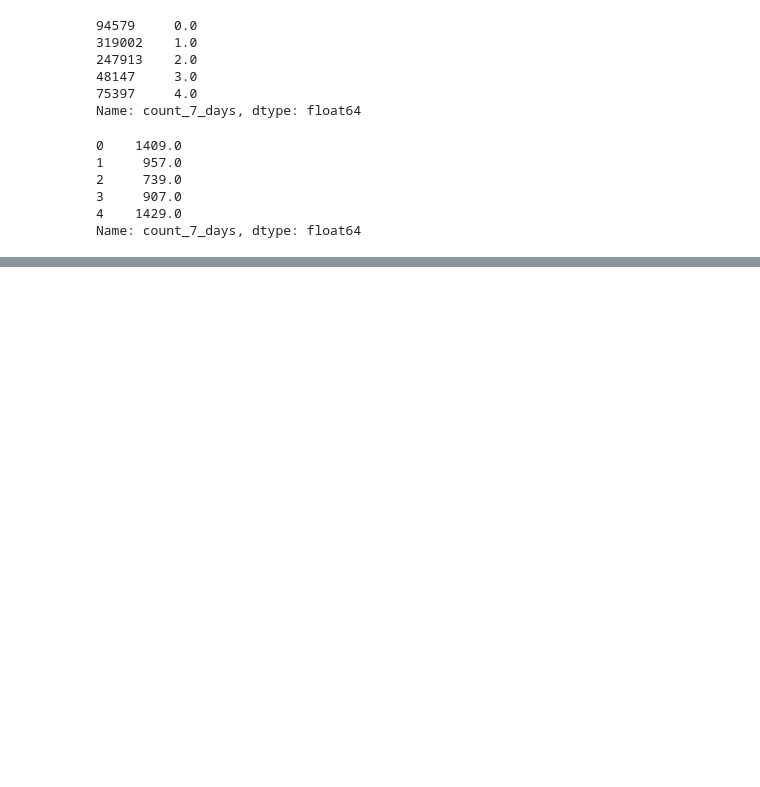
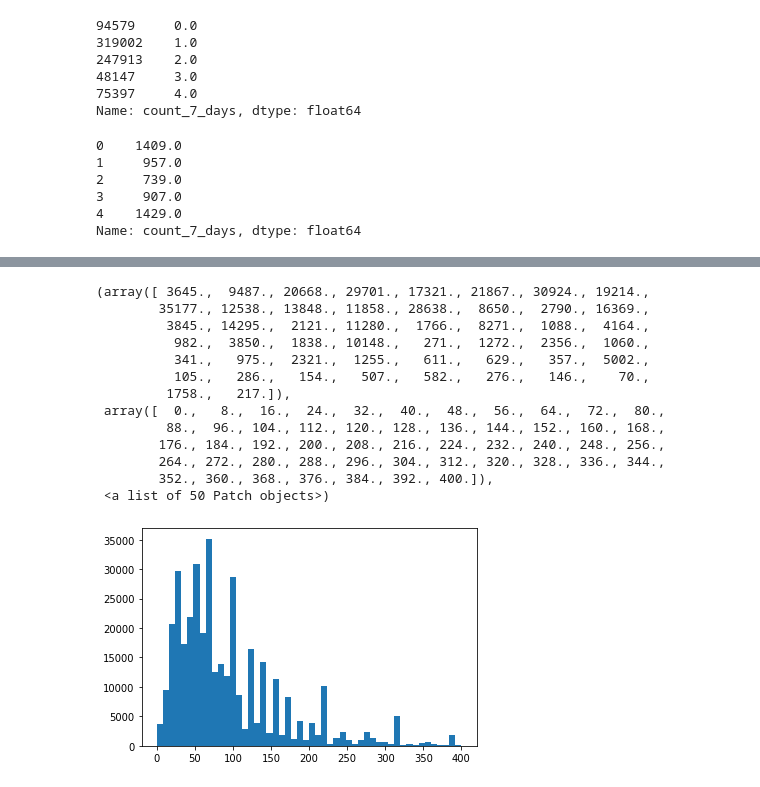
Before and after one commit to georgek2/Category_Encoders, a Jupyter notebook: Refined/count_the_one.ipynb, the cells around one changed output, grey strips where cells are left out. Saved outputs shown, nothing was run; the diff lists cells and outputs as text; code cells hidden in the pictures; blank space fills up the shorter version.

```diff
--- a/Refined/count_the_one.ipynb
+++ b/Refined/count_the_one.ipynb
@@ -288,0 +385,17 @@ df.head()
+# %%
+plt.hist(np.sqrt(data_2.goal), range=(0, 400), bins=50)
+# %% [output]
+(array([ 3645.,  9487., 20668., 29701., 17321., 21867., 30924., 19214.,
+        35177., 12538., 13848., 11858., 28638.,  8650.,  2790., 16369.,
+         3845., 14295.,  2121., 11280.,  1766.,  8271.,  1088.,  4164.,
+          982.,  3850.,  1838., 10148.,   271.,  1272.,  2356.,  1060.,
+          341.,   975.,  2321.,  1255.,   611.,   629.,   357.,  5002.,
+          105.,   286.,   154.,   507.,   582.,   276.,   146.,    70.,
+         1758.,   217.]),
+ array([  0.,   8.,  16.,  24.,  32.,  40.,  48.,  56.,  64.,  72.,  80.,
+         88.,  96., 104., 112., 120., 128., 136., 144., 152., 160., 168.,
+        176., 184., 192., 200., 208., 216., 224., 232., 240., 248., 256.,
+        264., 272., 280., 288., 296., 304., 312., 320., 328., 336., 344.,
+        352., 360., 368., 376., 384., 392., 400.]),
+ <a list of 50 Patch objects>)
+[figure, added]
```
Also changed, not shown: parts of 27 cells of this notebook.
